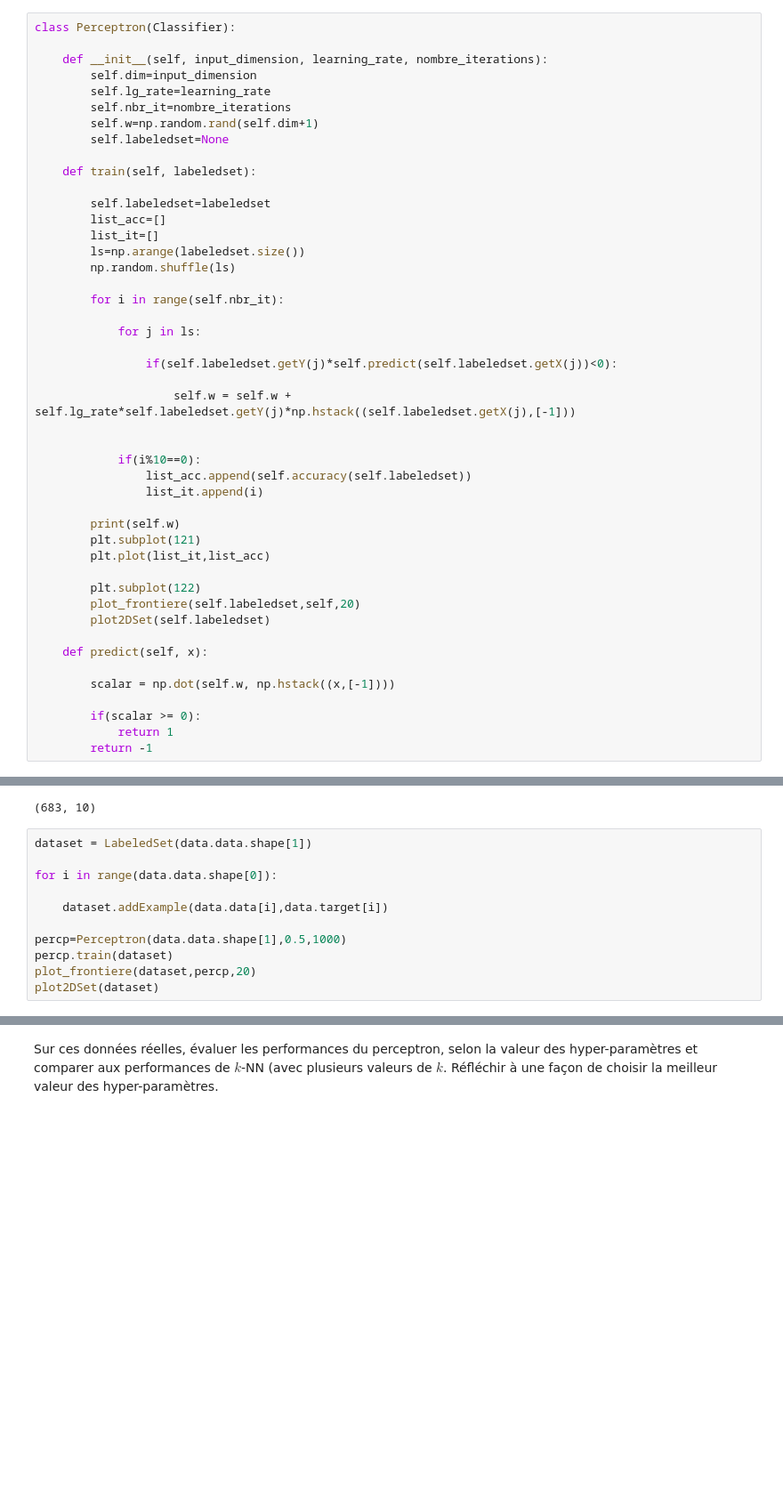
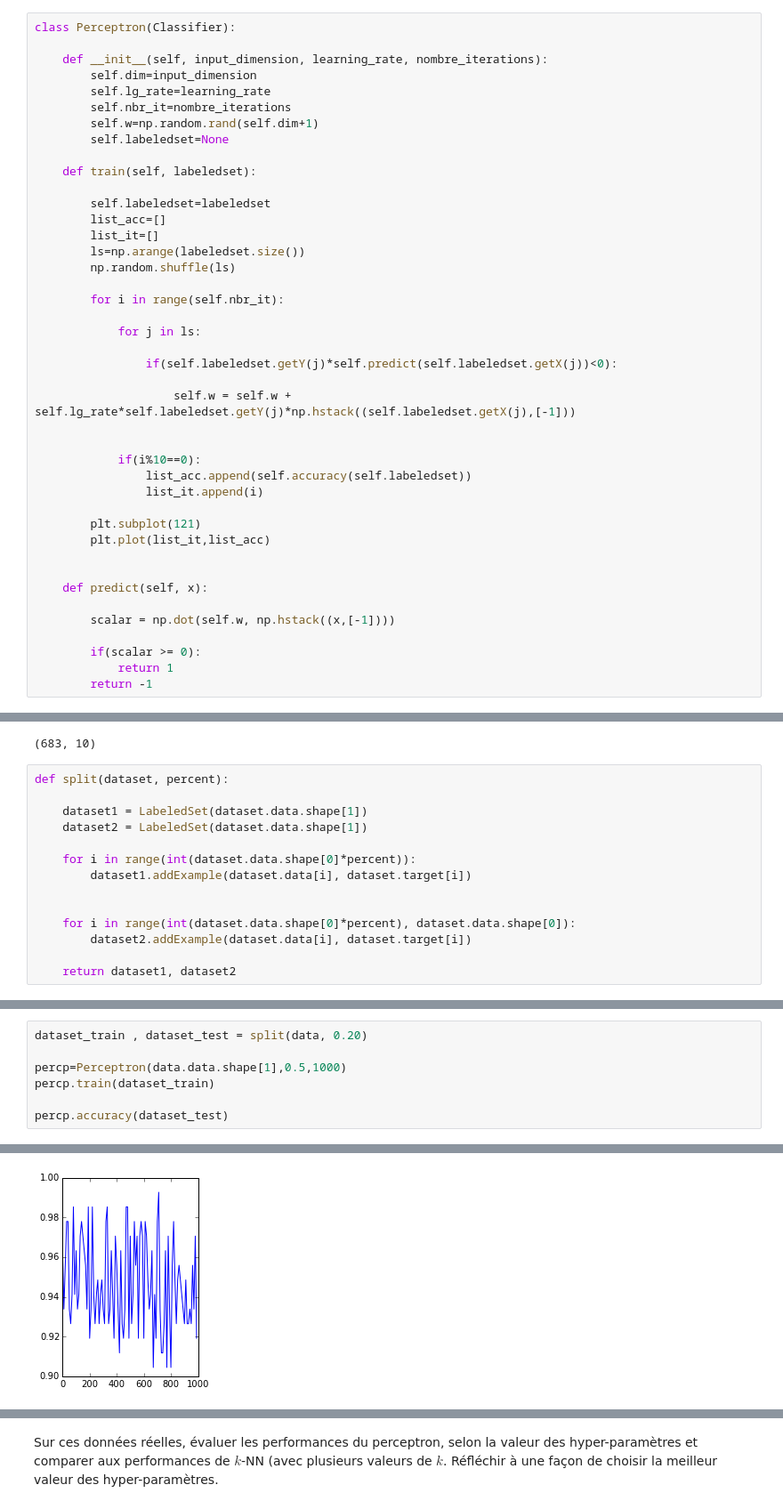
Before and after one commit to totogs/3I026, a Jupyter notebook: tme3/tp3.ipynb, the cells around one changed output, grey strips where cells are left out. Shown at 89% size. Saved outputs shown, nothing was run; the diff lists cells and outputs as text; blank space fills up the shorter version.

```diff
--- a/tme3/tp3.ipynb
+++ b/tme3/tp3.ipynb
@@ -132,13 +132,9 @@ class Perceptron(Classifier):
                 list_acc.append(self.accuracy(self.labeledset))
                 list_it.append(i)
 
-        print(self.w)
         plt.subplot(121)
         plt.plot(list_it,list_acc)
 
-        plt.subplot(122)
-        plot_frontiere(self.labeledset,self,20)
-        plot2DSet(self.labeledset)
 
     def predict(self, x):
 
@@ -246,13 +240,16 @@ data = loadFile('breast-cancer_scale')
 # %% [output]
 (683, 10)
 # %%
-dataset = LabeledSet(data.data.shape[1])
+def split(dataset, percent):
 
-for i in range(data.data.shape[0]):
+    dataset1 = LabeledSet(dataset.data.shape[1])
+    dataset2 = LabeledSet(dataset.data.shape[1])
 
-    dataset.addExample(data.data[i],data.target[i])
+    for i in range(int(dataset.data.shape[0]*percent)):
+        dataset1.addExample(dataset.data[i], dataset.target[i])
 
-percp=Perceptron(data.data.shape[1],0.5,1000)
-percp.train(dataset)
-plot_frontiere(dataset,percp,20)
-plot2DSet(dataset)
+
+    for i in range(int(dataset.data.shape[0]*percent), dataset.data.shape[0]):
+        dataset2.addExample(dataset.data[i], dataset.target[i])
+
+    return dataset1, dataset2
@@ -263,0 +256,8 @@ ValueError: shapes (11,) and (3,) not aligned: 11 (dim 0) != 3 (dim 0)
+# %%
+dataset_train , dataset_test = split(data, 0.20)
+
+percp=Perceptron(data.data.shape[1],0.5,1000)
+percp.train(dataset_train)
+
+percp.accuracy(dataset_test)
+# %% [output]
@@ -263,0 +265 @@ ValueError: shapes (11,) and (3,) not aligned: 11 (dim 0) != 3 (dim 0)
+[figure, added]
```
Also changed, not shown: parts of 6 cells of this notebook, 1 other file.
